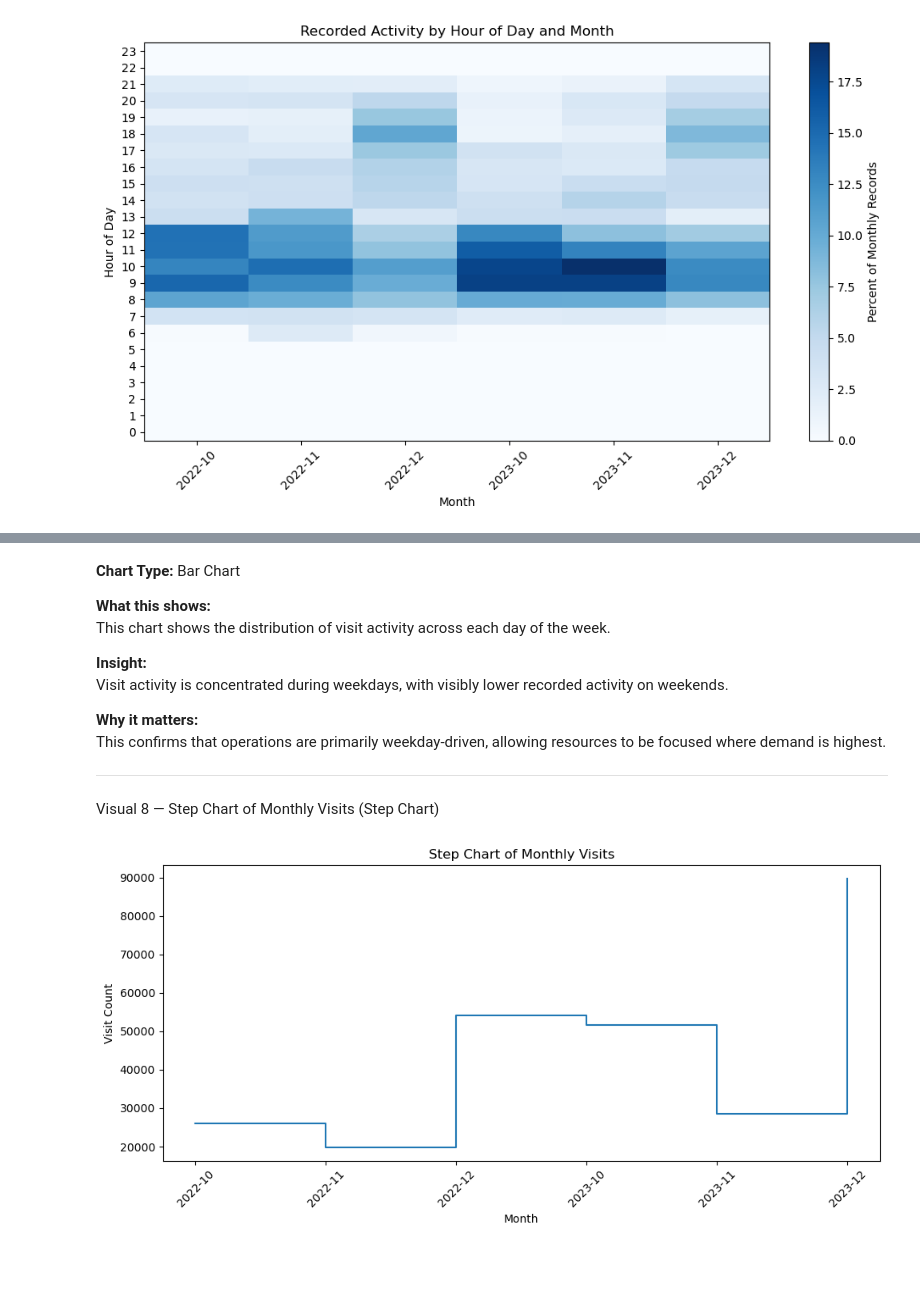
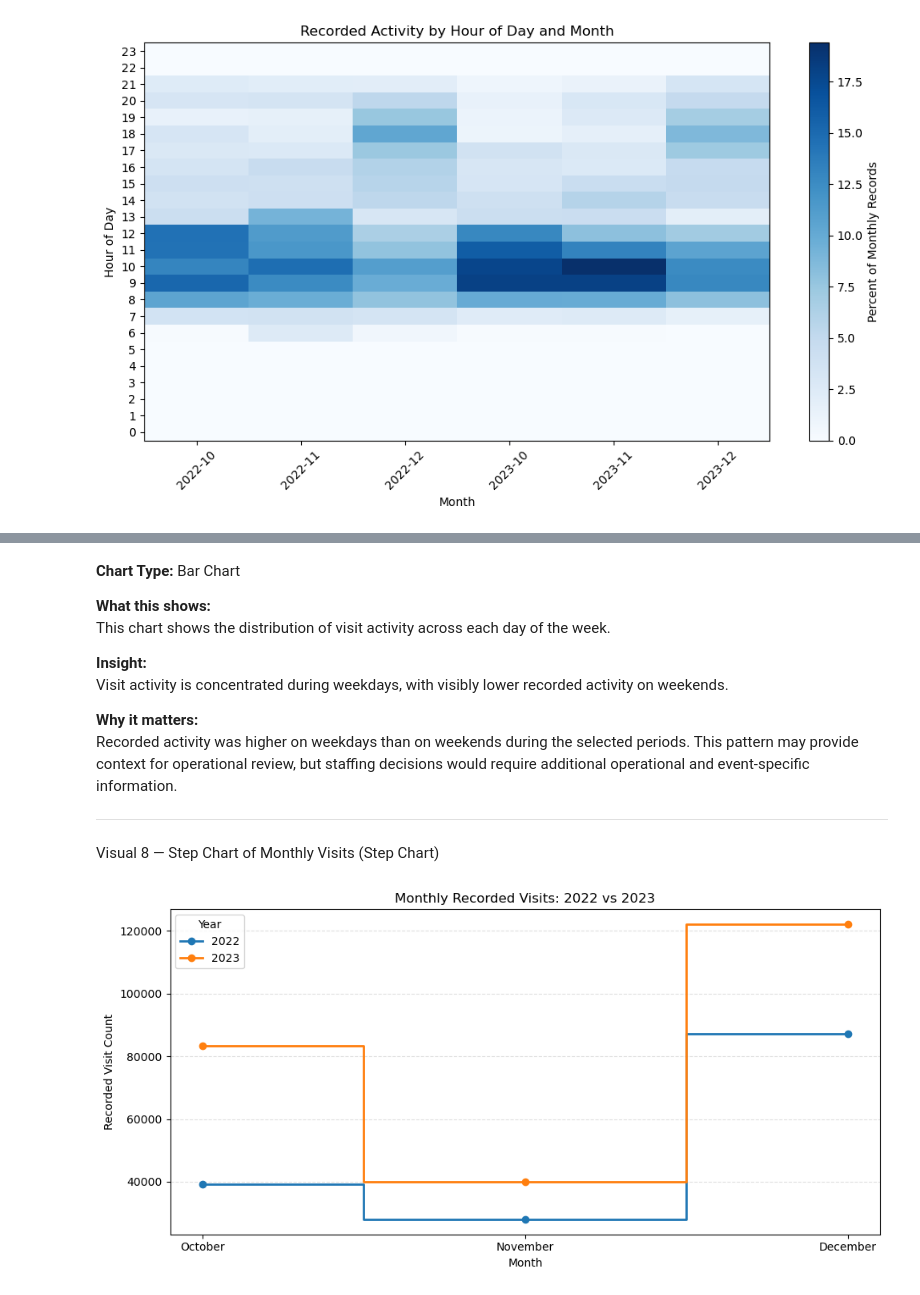
Before and after one commit to ferrillt/White-House-Attendance-Analysis, a Jupyter notebook: analysis/WhiteHouseAttendance_Analysis.ipynb, the cells around one changed output, grey strips where cells are left out. Cells and saved outputs as stored; diff of their text form; code cells hidden in the pictures; blank space fills up the shorter version.

```diff
--- a/analysis/WhiteHouseAttendance_Analysis.ipynb
+++ b/analysis/WhiteHouseAttendance_Analysis.ipynb
@@ -754,50 +706,72 @@ This chart shows the distribution of visit activity across each day of the week.
 Visit activity is concentrated during weekdays, with visibly lower recorded activity on weekends.
 
 **Why it matters:**
-This confirms that operations are primarily weekday-driven, allowing resources to be focused where demand is highest.
+Recorded activity was higher on weekdays than on weekends during the selected periods. This pattern may provide context for operational review, but staffing decisions would require additional operational and event-specific information.
 
 -----------------------------------------------------------------------------------------------------------------
 Visual 8 — Step Chart of Monthly Visits (Step Chart)
 # %%
-import pandas as pd
-import matplotlib.pyplot as plt
+# Visual 8: Step Chart of Monthly Recorded Visits
 
-# Ensure Appointment Start Date is datetime
-df['Appointment Start Date'] = pd.to_datetime(
-    df['Appointment Start Date'], errors='coerce'
+# Create a separate dataframe so the main df is not changed
+df_step = df.copy()
+
+# Convert the appointment date
+df_step["Appointment Start Date"] = pd.to_datetime(
+    df_step["Appointment Start Date"],
+    errors="coerce"
 )
 
-# Drop rows with missing dates
-df = df.dropna(subset=['Appointment Start Date']).copy()
+# Exclude records without a valid appointment date
+df_step = df_step.dropna(
+    subset=["Appointment Start Date"]
+).copy()
 
-# Create month label from the date column
-df['month'] = df['Appointment Start Date'].dt.strftime('%Y-%m')
+# Create year and month fields
+df_step["year"] = df_step["Appointment Start Date"].dt.year
+df_step["month_num"] = df_step["Appointment Start Date"].dt.month
 
-# Keep the selected comparison months
-month_order = ['2022-10', '2022-11', '2022-12', '2023-10', '2023-11', '2023-12']
+# Retain October through December of 2022 and 2023
+df_step = df_step[
+    df_step["year"].isin([2022, 2023])
+    & df_step["month_num"].isin([10, 11, 12])
+].copy()
 
-df_filtered = df[df['month'].isin(month_order)].copy()
-
-# Group by month in the correct order
-visits_by_month = (
-    df_filtered['month']
-    .value_counts()
-    .reindex(month_order)
+# Count records by year and month
+step_counts = (
+    df_step.groupby(["year", "month_num"])
+    .size()
+    .reset_index(name="count")
 )
 
-# Plot step chart
+# Plot each year as a separate step line
 plt.figure(figsize=(10, 5))
-plt.plot(visits_by_month.index, visits_by_month.values, drawstyle='steps-post')
 
-plt.title('Step Chart of Monthly Visits')
-plt.xlabel('Month')
-plt.ylabel('Visit Count')
-plt.xticks(rotation=45)
+for year in [2022, 2023]:
+    year_data = (
+        step_counts[step_counts["year"] == year]
+        .set_index("month_num")
+        .reindex([10, 11, 12])
+    )
 
+    plt.step(
+        ["October", "November", "December"],
+        year_data["count"],
+        where="mid",
+        marker="o",
+        linewidth=2,
+        label=str(year)
+    )
+
+plt.title("Monthly Recorded Visits: 2022 vs 2023")
+plt.xlabel("Month")
+plt.ylabel("Recorded Visit Count")
+plt.legend(title="Year")
+plt.grid(axis="y", linestyle="--", alpha=0.4)
 plt.tight_layout()
 plt.show()
 # %% [output]
-[figure, old version]
+[figure, new version]
 # %% [markdown]
 **Chart Type:** Step Chart
 
```
Also changed, not shown: parts of 17 cells of this notebook.
